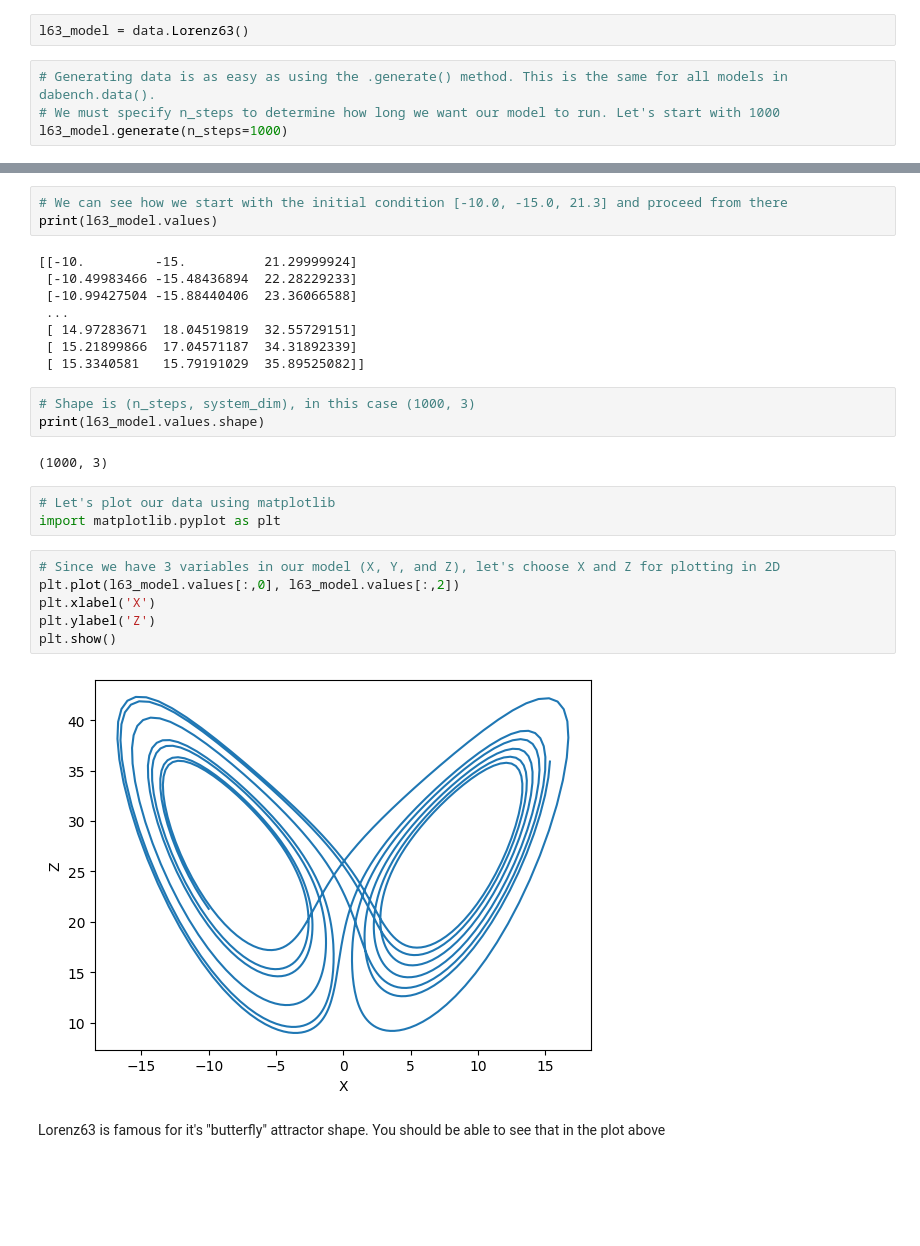
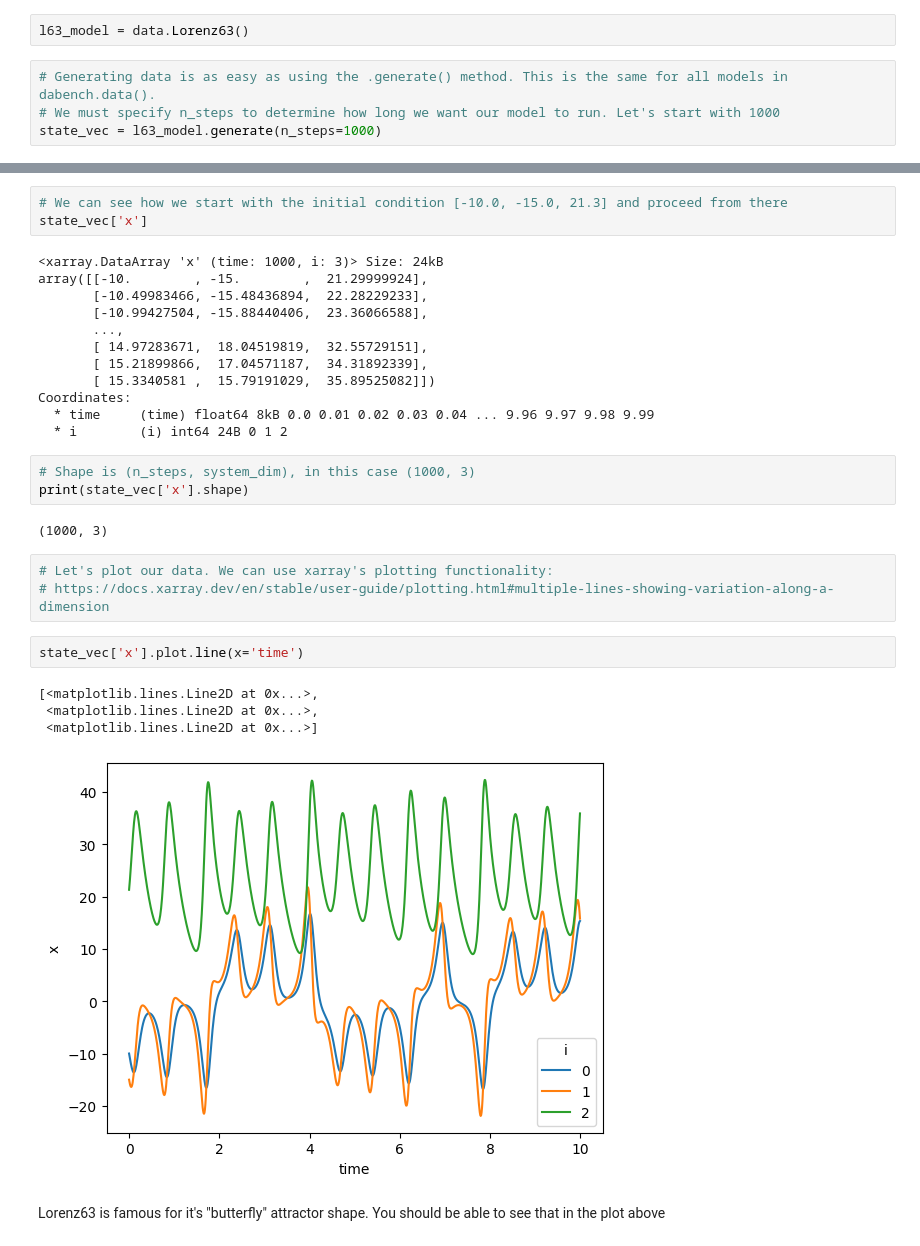
Before and after one commit to StevePny/DataAssimBench-Examples, a Jupyter notebook: examples/data_generators/1-basics-lorenz63.ipynb, the cells around one changed output, grey strips where cells are left out. Drawn from its saved outputs; the diff is of its cells as text; blank space fills up the shorter version.

Commit message:
Update data_generators/1 with xarray state vec

```diff
--- a/examples/data_generators/1-basics-lorenz63.ipynb
+++ b/examples/data_generators/1-basics-lorenz63.ipynb
@@ -65,7 +65,7 @@ l63_model = data.Lorenz63()
 # %%
 # Generating data is as easy as using the .generate() method. This is the same for all models in dabench.data().
 # We must specify n_steps to determine how long we want our model to run. Let's start with 1000
-l63_model.generate(n_steps=1000)
+state_vec = l63_model.generate(n_steps=1000)
 # %% [markdown]
 ### Part III: Examine generated data
 
@@ -73,30 +73,33 @@ The generated data for the Lorenz63 model is accessed as l63_model.values. This
 # %%
 # We can see how we start with the initial condition [-10.0, -15.0, 21.3] and proceed from there
-print(l63_model.values)
+state_vec['x']
 # %% [output]
-[[-10.         -15.          21.29999924]
- [-10.49983466 -15.48436894  22.28229233]
- [-10.99427504 -15.88440406  23.36066588]
- ...
- [ 14.97283671  18.04519819  32.55729151]
- [ 15.21899866  17.04571187  34.31892339]
- [ 15.3340581   15.79191029  35.89525082]]
+<xarray.DataArray 'x' (time: 1000, i: 3)> Size: 24kB
+array([[-10.        , -15.        ,  21.29999924],
+       [-10.49983466, -15.48436894,  22.28229233],
+       [-10.99427504, -15.88440406,  23.36066588],
+       ...,
+       [ 14.97283671,  18.04519819,  32.55729151],
+       [ 15.21899866,  17.04571187,  34.31892339],
+       [ 15.3340581 ,  15.79191029,  35.89525082]])
+Coordinates:
+  * time     (time) float64 8kB 0.0 0.01 0.02 0.03 0.04 ... 9.96 9.97 9.98 9.99
+  * i        (i) int64 24B 0 1 2
 # %%
 # Shape is (n_steps, system_dim), in this case (1000, 3)
-print(l63_model.values.shape)
+print(state_vec['x'].shape)
 # %% [output]
 (1000, 3)
 # %%
-# Let's plot our data using matplotlib
-import matplotlib.pyplot as plt
+# Let's plot our data. We can use xarray's plotting functionality:
+# https://docs.xarray.dev/en/stable/user-guide/plotting.html#multiple-lines-showing-variation-along-a-dimension
-# %%
-# Since we have 3 variables in our model (X, Y, and Z), let's choose X and Z for plotting in 2D
-plt.plot(l63_model.values[:,0], l63_model.values[:,2])
-plt.xlabel('X')
-plt.ylabel('Z')
-plt.show()
-# %% [output]
-[figure, removed]
+# %%
+state_vec['x'].plot.line(x='time')
+# %% [output]
+[<matplotlib.lines.Line2D at 0x...>,
+ <matplotlib.lines.Line2D at 0x...>,
+ <matplotlib.lines.Line2D at 0x...>]
+[figure, added]
 # %% [markdown]
 Lorenz63 is famous for it's "butterfly" attractor shape. You should be able to see that in the plot above
 # %% [markdown]
```
Also changed, not shown: parts of 7 cells of this notebook.
